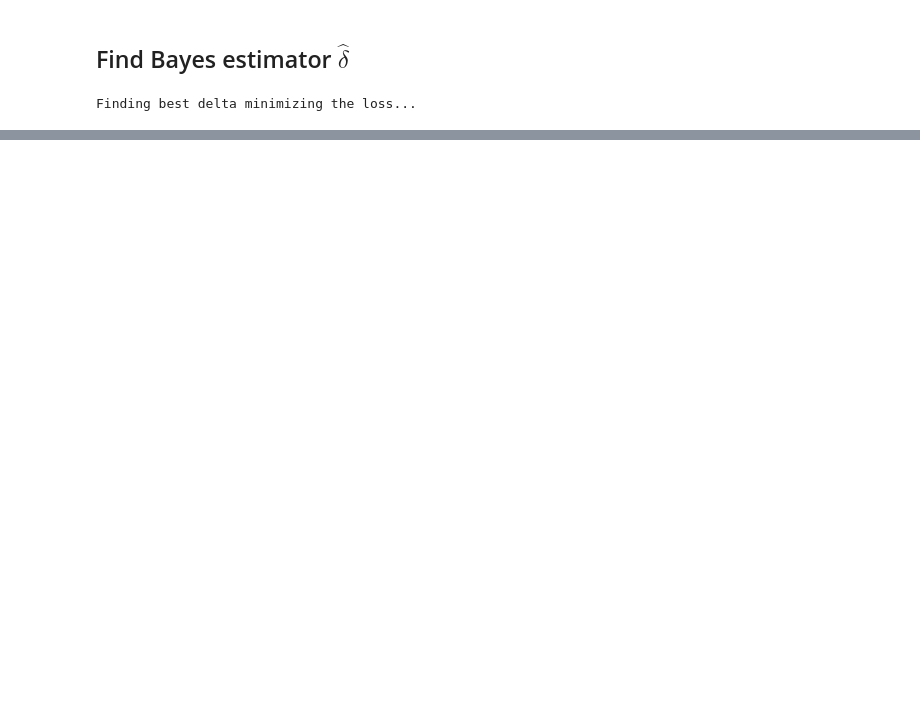
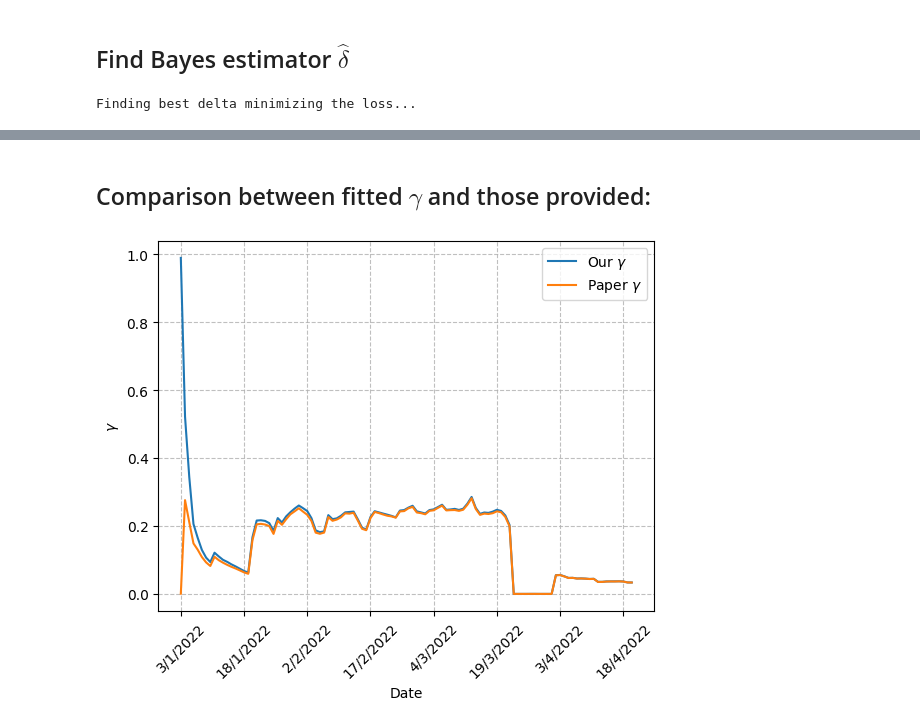
Before and after one commit to s1m0n32001/BayesianSIR, a Jupyter notebook: final.ipynb, the cells around one changed output, grey strips where cells are left out. Saved outputs shown, nothing was run; the diff lists cells and outputs as text; code cells hidden in the pictures; blank space fills up the shorter version.

```diff
--- a/final.ipynb
+++ b/final.ipynb
@@ -88,0 +134,18 @@ gammas_samples = SIR_model_real.gammas_samples
+# %% [markdown]
+## Comparison between fitted $\gamma$ and those provided:
+# %%
+gammas_samples_real_mean = np.mean(gammas_samples_real, axis=1)
+with open('Gamma_all.csv', 'r') as f:
+    reader = csv.reader(f)
+    their_gamma = list(reader)
+their_gamma = np.array(their_gamma[1:], dtype=np.double).mean(axis=0)
+plt.plot(gammas_samples_real_mean, label=r'Our $\gamma$')
+plt.plot(their_gamma, label=r'Paper $\gamma$')
+plt.xlabel('Date')
+plt.xticks(range(0, 109, 15), np.array(data.Date[::15]), rotation=45)
+plt.ylabel(r'$\gamma$')
+plt.grid(ls='--', alpha=0.8)
+plt.legend()
+plt.show()
+# %% [output]
+[figure, added]
```
Also changed, not shown: parts of 22 cells of this notebook, 1 other file.
